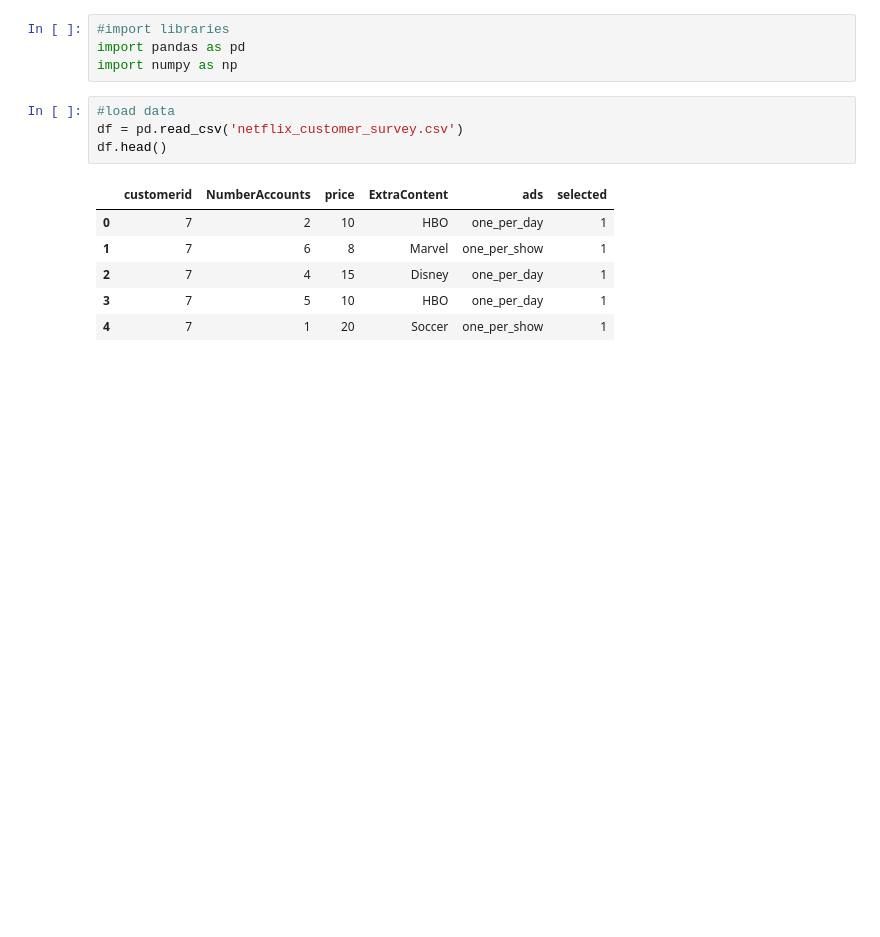
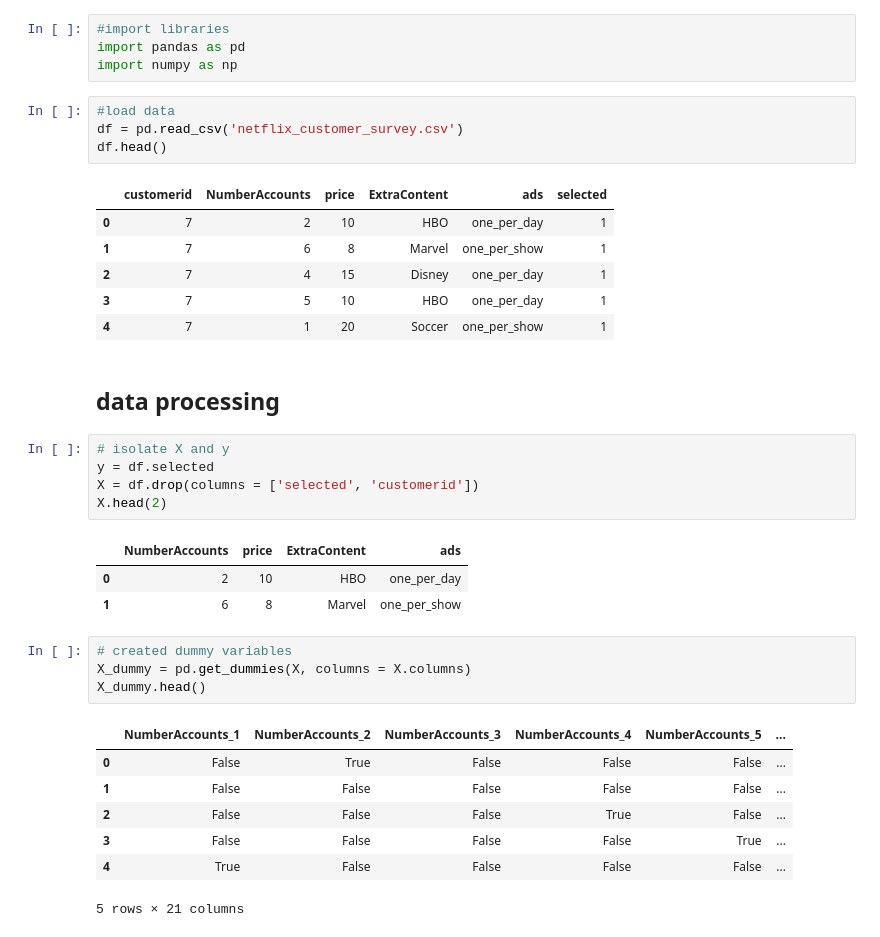
Before and after one commit to jeremysb1/conjoint-analysis, a Jupyter notebook: cbc.ipynb, the cells around one changed output. Drawn from its saved outputs; the diff is of its cells as text; blank space fills up the shorter version.

Commit message:
isolated X and y and added dummy variables

```diff
--- a/cbc.ipynb
+++ b/cbc.ipynb
@@ -20,3 +20,26 @@ df.head()
 | 2 | 7 | 4 | 15 | Disney | one_per_day | 1 |
 | 3 | 7 | 5 | 10 | HBO | one_per_day | 1 |
 | 4 | 7 | 1 | 20 | Soccer | one_per_show | 1 |
+# %% [markdown]
+## data processing
+# %%
+# isolate X and y
+y = df.selected
+X = df.drop(columns = ['selected', 'customerid'])
+X.head(2)
+# %% [output]
+|  | NumberAccounts | price | ExtraContent | ads |
+| 0 | 2 | 10 | HBO | one_per_day |
+| 1 | 6 | 8 | Marvel | one_per_show |
+# %%
+# created dummy variables
+X_dummy = pd.get_dummies(X, columns = X.columns)
+X_dummy.head()
+# %% [output]
+|  | NumberAccounts_1 | NumberAccounts_2 | NumberAccounts_3 | NumberAccounts_4 | NumberAccounts_5 | ... |
+| 0 | False | True | False | False | False | ... |
+| 1 | False | False | False | False | False | ... |
+| 2 | False | False | False | True | False | ... |
+| 3 | False | False | False | False | True | ... |
+| 4 | True | False | False | False | False | ... |
+5 rows × 21 columns
```
